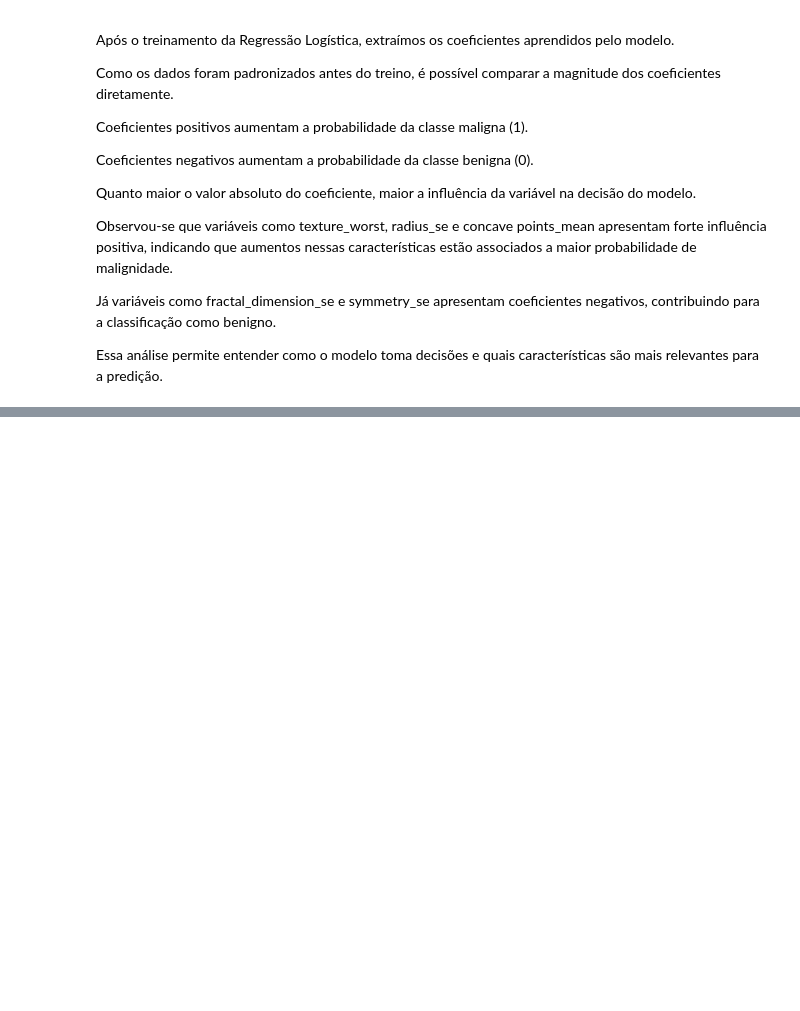
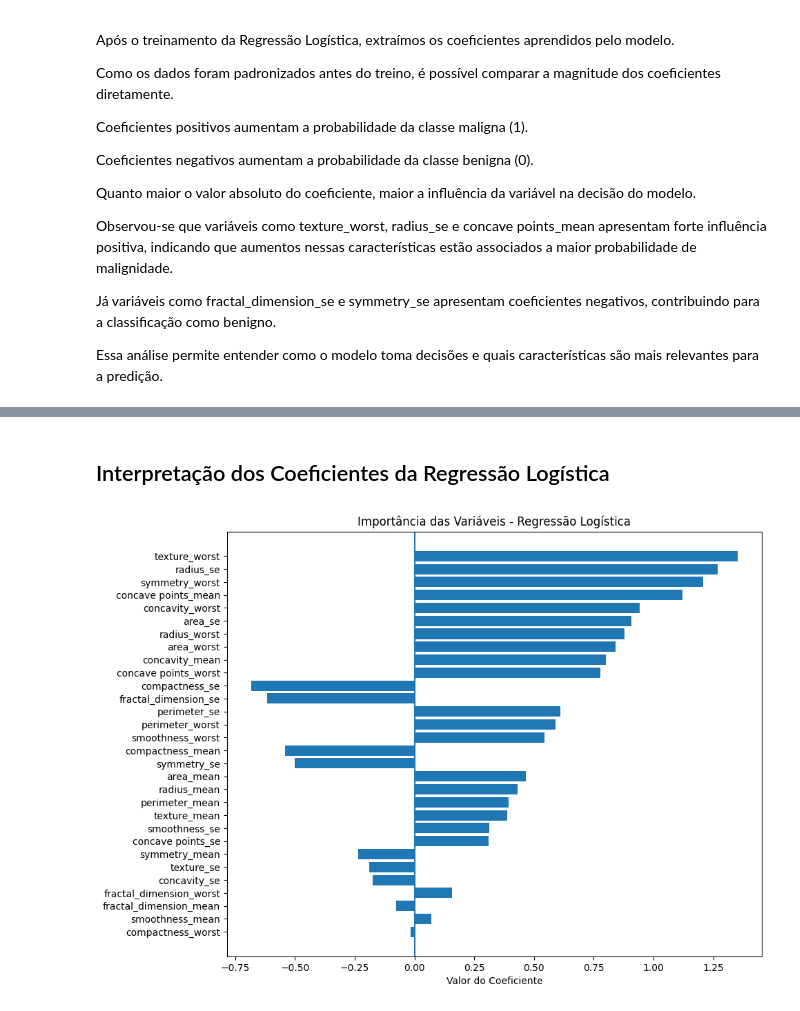
Before and after one commit to LNJHiro/breast-cancer-classification, a Jupyter notebook: main.ipynb, the cells around one changed output, grey strips where cells are left out. Cells and saved outputs as stored; diff of their text form; code cells hidden in the pictures; blank space fills up the shorter version.

```diff
--- a/main.ipynb
+++ b/main.ipynb
@@ -210,0 +286,21 @@ Essa análise permite entender como o modelo toma decisões e quais característ
+# %% [markdown]
+## Interpretação dos Coeficientes da Regressão Logística
+# %%
+# Criando DataFrame com coeficientes
+coef_df = pd.DataFrame({
+    "Variável": X.columns,
+    "Coeficiente": model.coef_[0]
+})
+
+# Ordenando pelo valor absoluto
+coef_df = coef_df.reindex(coef_df["Coeficiente"].abs().sort_values(ascending=True).index)
+
+# Plotando
+plt.figure(figsize=(10, 8))
+plt.barh(coef_df["Variável"], coef_df["Coeficiente"])
+plt.xlabel("Valor do Coeficiente")
+plt.title("Importância das Variáveis - Regressão Logística")
+plt.axvline(0)  # linha no zero
+plt.show()
+# %% [output]
+[figure, added]
```
Also changed, not shown: parts of 7 cells of this notebook, 1 other file.
